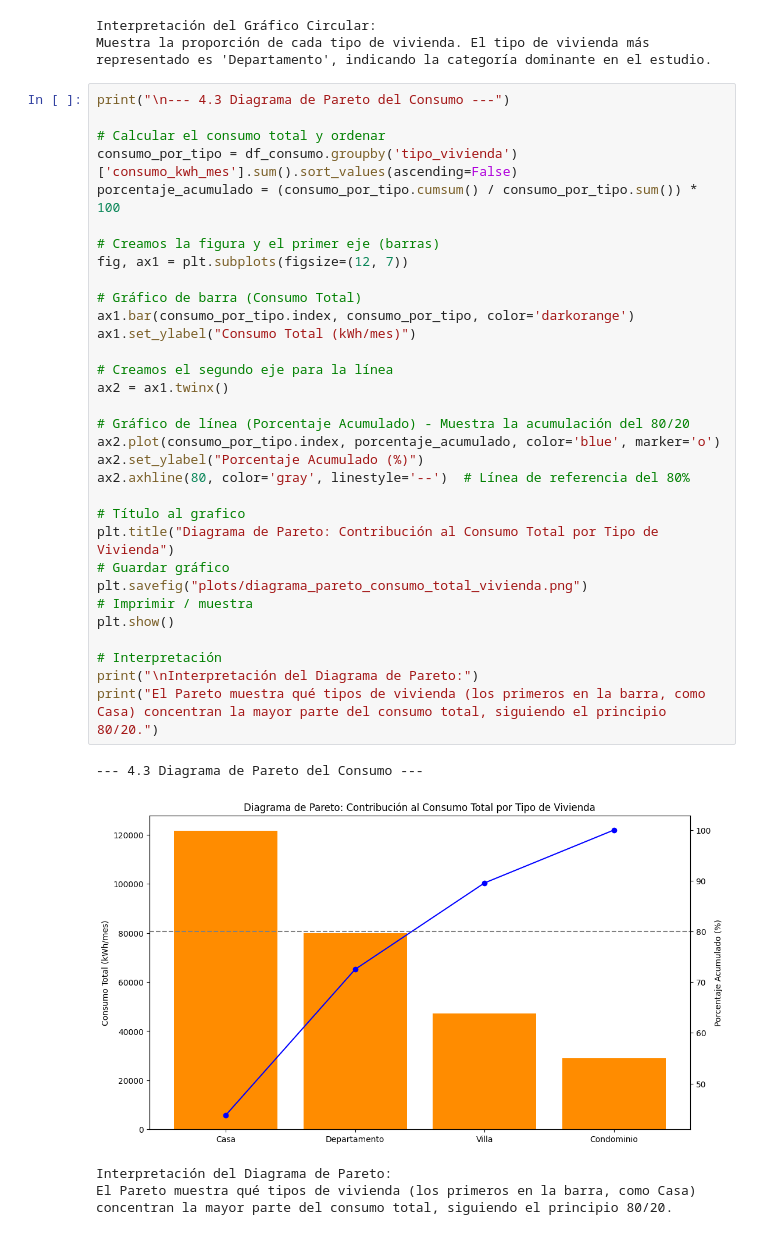
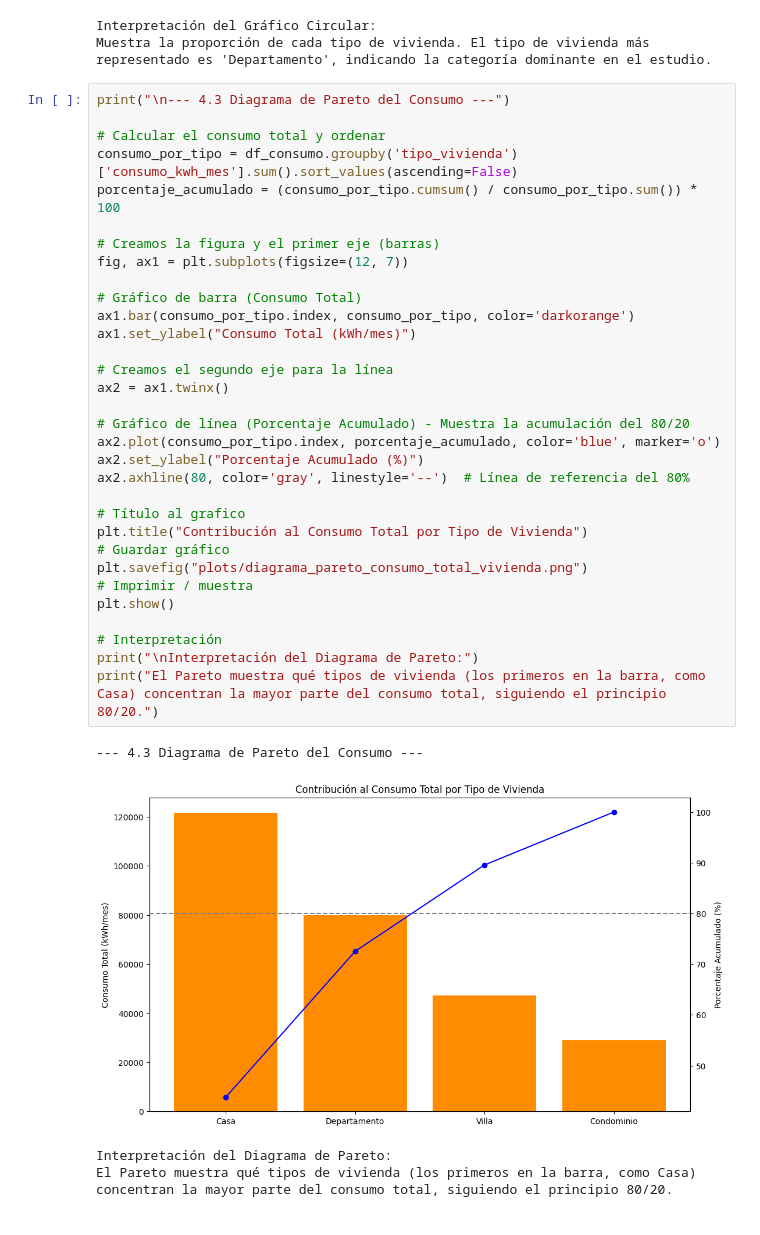
Before and after one commit to Crishito/jupyterProyect, a Jupyter notebook: analisis_energia.ipynb, the cells around one changed output. Saved outputs shown, nothing was run; the diff lists cells and outputs as text.

```diff
--- a/analisis_energia.ipynb
+++ b/analisis_energia.ipynb
@@ -146,34 +164,34 @@ print("\n--- 4.3 Diagrama de Pareto del Consumo ---")
 # Calcular el consumo total y ordenar
 consumo_por_tipo = df_consumo.groupby('tipo_vivienda')['consumo_kwh_mes'].sum().sort_values(ascending=False)
 porcentaje_acumulado = (consumo_por_tipo.cumsum() / consumo_por_tipo.sum()) * 100
 
 # Creamos la figura y el primer eje (barras)
 fig, ax1 = plt.subplots(figsize=(12, 7))
 
 # Gráfico de barra (Consumo Total)
 ax1.bar(consumo_por_tipo.index, consumo_por_tipo, color='darkorange')
 ax1.set_ylabel("Consumo Total (kWh/mes)")
 
 # Creamos el segundo eje para la línea
 ax2 = ax1.twinx()
 
 # Gráfico de línea (Porcentaje Acumulado) - Muestra la acumulación del 80/20
 ax2.plot(consumo_por_tipo.index, porcentaje_acumulado, color='blue', marker='o')
 ax2.set_ylabel("Porcentaje Acumulado (%)")
 ax2.axhline(80, color='gray', linestyle='--')  # Línea de referencia del 80%
 
 # Título al grafico
-plt.title("Diagrama de Pareto: Contribución al Consumo Total por Tipo de Vivienda")
+plt.title("Contribución al Consumo Total por Tipo de Vivienda")
 # Guardar gráfico
 plt.savefig("plots/diagrama_pareto_consumo_total_vivienda.png")
 # Imprimir / muestra
 plt.show()
 
 # Interpretación
 print("\nInterpretación del Diagrama de Pareto:")
 print("El Pareto muestra qué tipos de vivienda (los primeros en la barra, como Casa) concentran la mayor parte del consumo total, siguiendo el principio 80/20.")
 # %% [output]
 --- 4.3 Diagrama de Pareto del Consumo ---
-[figure, old version]
+[figure, new version]
 Interpretación del Diagrama de Pareto:
 El Pareto muestra qué tipos de vivienda (los primeros en la barra, como Casa) concentran la mayor parte del consumo total, siguiendo el principio 80/20.
```
Also changed, not shown: parts of 1 cell of this notebook, 3 other files.
